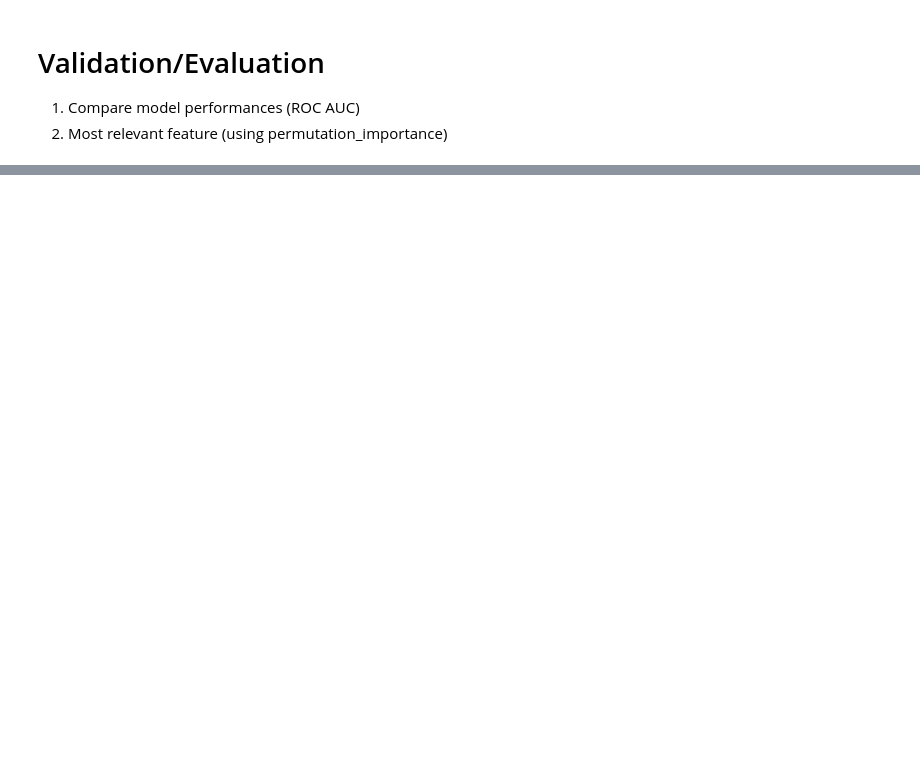
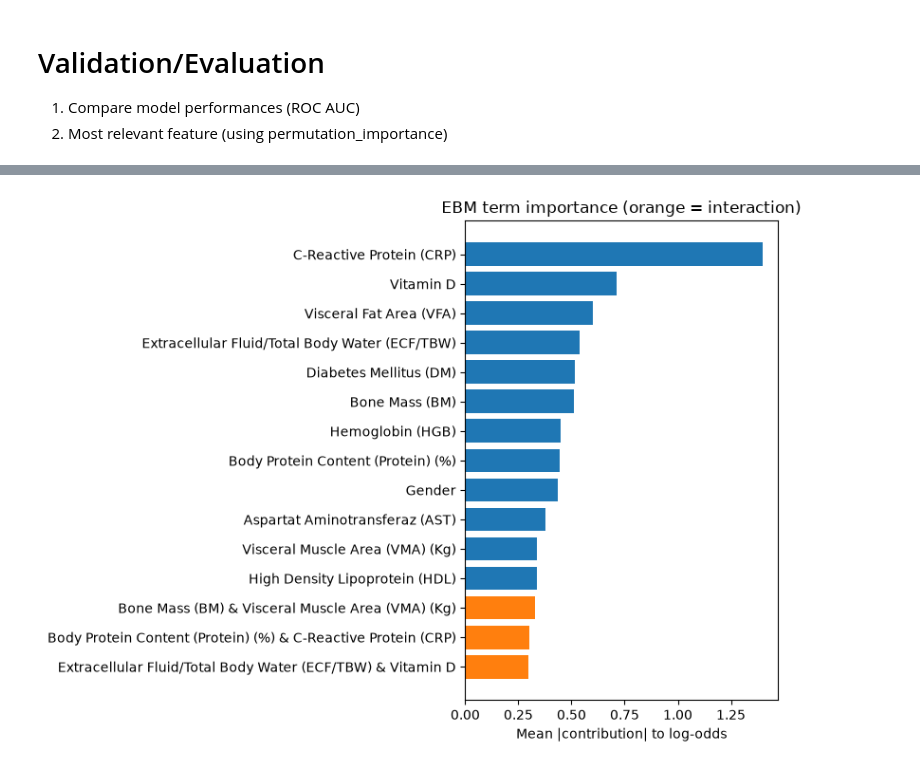
Before and after one commit to MatteoSoldini/DAT540_project, a Jupyter notebook: 3_valid_eval.ipynb, the cells around one changed output, grey strips where cells are left out. Drawn from its saved outputs; the diff is of its cells as text; code cells hidden in the pictures; blank space fills up the shorter version.

```diff
--- a/3_valid_eval.ipynb
+++ b/3_valid_eval.ipynb
@@ -34,0 +232,13 @@ Note: you may need to restart the kernel to use updated packages.
+# %%
+ebm = fitted["ebm"]
+term_imp = pd.Series(ebm.term_importances(), index=ebm.term_names_).sort_values()
+
+top = term_imp.tail(15)
+plt.figure(figsize=(8, 6))
+plt.barh(top.index, top.values, color=["tab:orange" if " & " in t else "tab:blue" for t in top.index])
+plt.xlabel("Mean |contribution| to log-odds")
+plt.title("EBM term importance (orange = interaction)")
+plt.tight_layout()
+plt.show()
+# %% [output]
+[figure, added]
```
Also changed, not shown: parts of 11 cells of this notebook.
